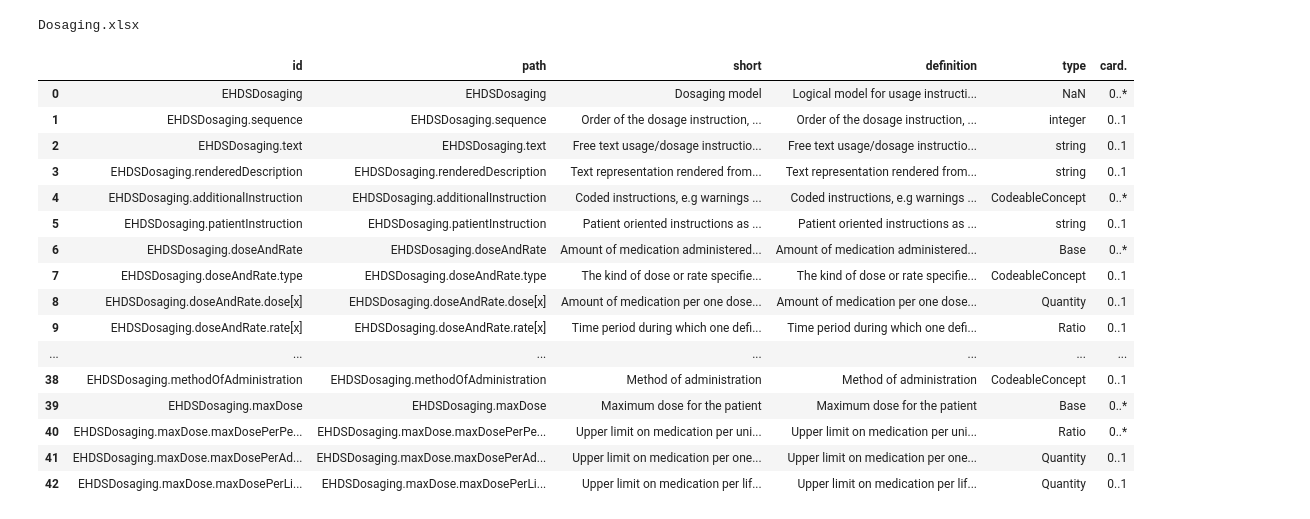
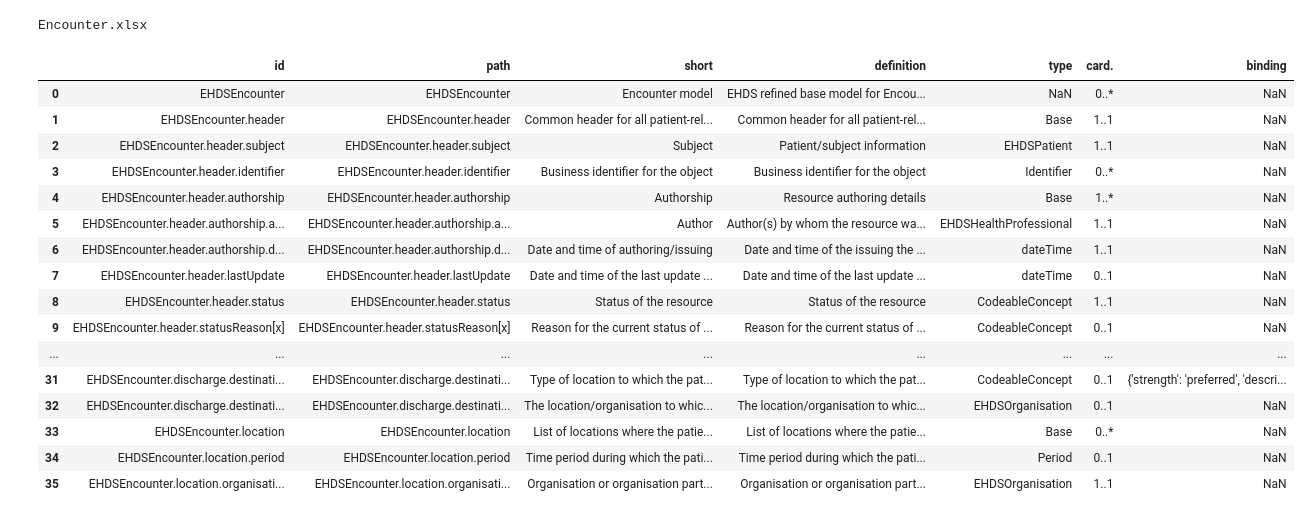
Before and after one commit to Nictiz/eu-nl-compared, a Jupyter notebook: mapping.ipynb, the cells around one changed output. Saved outputs shown, nothing was run; the diff lists cells and outputs as text; code cells hidden in the pictures.

```diff
--- a/mapping.ipynb
+++ b/mapping.ipynb
@@ -88,39 +87,39 @@ xlms = os.listdir(xlmspath)
 # %%
-xlm = xlms[8]
+xlm = xlms[9]
 print( xlm)
 xlmpath = os.path.join(xlmspath, xlm)
 xlmdf = pd.read_excel(xlmpath)
 # Normalize + strip (for non-breaking spaces, Unicode issues)
 xlmdf['path'] = xlmdf['path'].apply(
     lambda x: ud.normalize("NFKC", str(x)).replace("\xa0", " ").strip() if pd.notna(x) else x
 )
 xlmdf
 # only for device use and organization
 # xlm = xlms[7]
 # print( xlm)
 # xlmpath = os.path.join(xlmspath, xlm)
 # xlmdf2 = pd.read_excel(xlmpath)
 # xlmdf = pd.concat([xlmdf, xlmdf2], ignore_index=True)
 # xlmdf
 # %% [output]
-Dosaging.xlsx
+Encounter.xlsx
-|  | id | path | short | definition | type | card. |
-| 0 | EHDSDosaging | EHDSDosaging | Dosaging model | Logical model for usage instructi... | NaN | 0..* |
-| 1 | EHDSDosaging.sequence | EHDSDosaging.sequence | Order of the dosage instruction, ... | Order of the dosage instruction, ... | integer | 0..1 |
-| 2 | EHDSDosaging.text | EHDSDosaging.text | Free text usage/dosage instructio... | Free text usage/dosage instructio... | string | 0..1 |
-| 3 | EHDSDosaging.renderedDescription | EHDSDosaging.renderedDescription | Text representation rendered from... | Text representation rendered from... | string | 0..1 |
-| 4 | EHDSDosaging.additionalInstruction | EHDSDosaging.additionalInstruction | Coded instructions, e.g warnings ... | Coded instructions, e.g warnings ... | CodeableConcept | 0..* |
-| 5 | EHDSDosaging.patientInstruction | EHDSDosaging.patientInstruction | Patient oriented instructions as ... | Patient oriented instructions as ... | string | 0..1 |
-| 6 | EHDSDosaging.doseAndRate | EHDSDosaging.doseAndRate | Amount of medication administered... | Amount of medication administered... | Base | 0..* |
-| 7 | EHDSDosaging.doseAndRate.type | EHDSDosaging.doseAndRate.type | The kind of dose or rate specifie... | The kind of dose or rate specifie... | CodeableConcept | 0..1 |
-| 8 | EHDSDosaging.doseAndRate.dose[x] | EHDSDosaging.doseAndRate.dose[x] | Amount of medication per one dose... | Amount of medication per one dose... | Quantity | 0..1 |
-| 9 | EHDSDosaging.doseAndRate.rate[x] | EHDSDosaging.doseAndRate.rate[x] | Time period during which one defi... | Time period during which one defi... | Ratio | 0..1 |
-| ... | ... | ... | ... | ... | ... | ... |
-| 38 | EHDSDosaging.methodOfAdministration | EHDSDosaging.methodOfAdministration | Method of administration | Method of administration | CodeableConcept | 0..1 |
-| 39 | EHDSDosaging.maxDose | EHDSDosaging.maxDose | Maximum dose for the patient | Maximum dose for the patient | Base | 0..* |
-| 40 | EHDSDosaging.maxDose.maxDosePerPe... | EHDSDosaging.maxDose.maxDosePerPe... | Upper limit on medication per uni... | Upper limit on medication per uni... | Ratio | 0..* |
-| 41 | EHDSDosaging.maxDose.maxDosePerAd... | EHDSDosaging.maxDose.maxDosePerAd... | Upper limit on medication per one... | Upper limit on medication per one... | Quantity | 0..1 |
-| 42 | EHDSDosaging.maxDose.maxDosePerLi... | EHDSDosaging.maxDose.maxDosePerLi... | Upper limit on medication per lif... | Upper limit on medication per lif... | Quantity | 0..1 |
+|  | id | path | short | definition | type | card. | binding |
+| 0 | EHDSEncounter | EHDSEncounter | Encounter model | EHDS refined base model for Encou... | NaN | 0..* | NaN |
+| 1 | EHDSEncounter.header | EHDSEncounter.header | Common header for all patient-rel... | Common header for all patient-rel... | Base | 1..1 | NaN |
+| 2 | EHDSEncounter.header.subject | EHDSEncounter.header.subject | Subject | Patient/subject information | EHDSPatient | 1..1 | NaN |
+| 3 | EHDSEncounter.header.identifier | EHDSEncounter.header.identifier | Business identifier for the object | Business identifier for the object | Identifier | 0..* | NaN |
+| 4 | EHDSEncounter.header.authorship | EHDSEncounter.header.authorship | Authorship | Resource authoring details | Base | 1..* | NaN |
+| 5 | EHDSEncounter.header.authorship.a... | EHDSEncounter.header.authorship.a... | Author | Author(s) by whom the resource wa... | EHDSHealthProfessional | 1..1 | NaN |
+| 6 | EHDSEncounter.header.authorship.d... | EHDSEncounter.header.authorship.d... | Date and time of authoring/issuing | Date and time of the issuing the ... | dateTime | 1..1 | NaN |
+| 7 | EHDSEncounter.header.lastUpdate | EHDSEncounter.header.lastUpdate | Date and time of the last update ... | Date and time of the last update ... | dateTime | 0..1 | NaN |
+| 8 | EHDSEncounter.header.status | EHDSEncounter.header.status | Status of the resource | Status of the resource | CodeableConcept | 1..1 | NaN |
+| 9 | EHDSEncounter.header.statusReason[x] | EHDSEncounter.header.statusReason[x] | Reason for the current status of ... | Reason for the current status of ... | CodeableConcept | 0..1 | NaN |
+| ... | ... | ... | ... | ... | ... | ... | ... |
+| 31 | EHDSEncounter.discharge.destinati... | EHDSEncounter.discharge.destinati... | Type of location to which the pat... | Type of location to which the pat... | CodeableConcept | 0..1 | {'strength': 'preferred', 'descri... |
+| 32 | EHDSEncounter.discharge.destinati... | EHDSEncounter.discharge.destinati... | The location/organisation to whic... | The location/organisation to whic... | EHDSOrganisation | 0..1 | NaN |
+| 33 | EHDSEncounter.location | EHDSEncounter.location | List of locations where the patie... | List of locations where the patie... | Base | 0..* | NaN |
+| 34 | EHDSEncounter.location.period | EHDSEncounter.location.period | Time period during which the pati... | Time period during which the pati... | Period | 0..1 | NaN |
+| 35 | EHDSEncounter.location.organisati... | EHDSEncounter.location.organisati... | Organisation or organisation part... | Organisation or organisation part... | EHDSOrganisation | 1..1 | NaN |
 # %%
 mapbase = 'maps'
 maps = os.listdir(mapbase)
```
Also changed, not shown: parts of 8 cells of this notebook, 4 other files.
